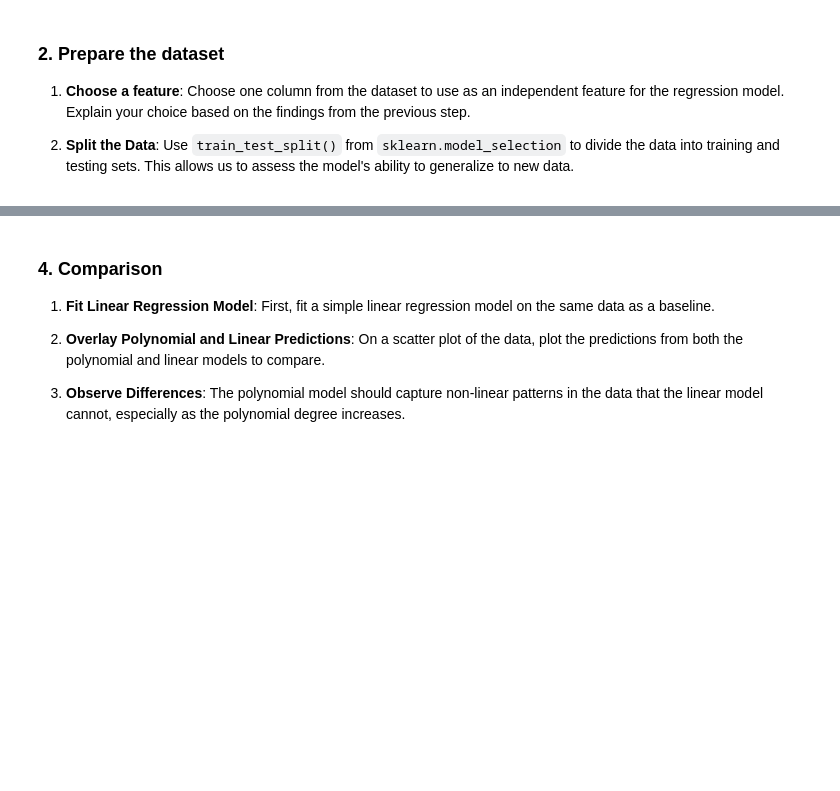
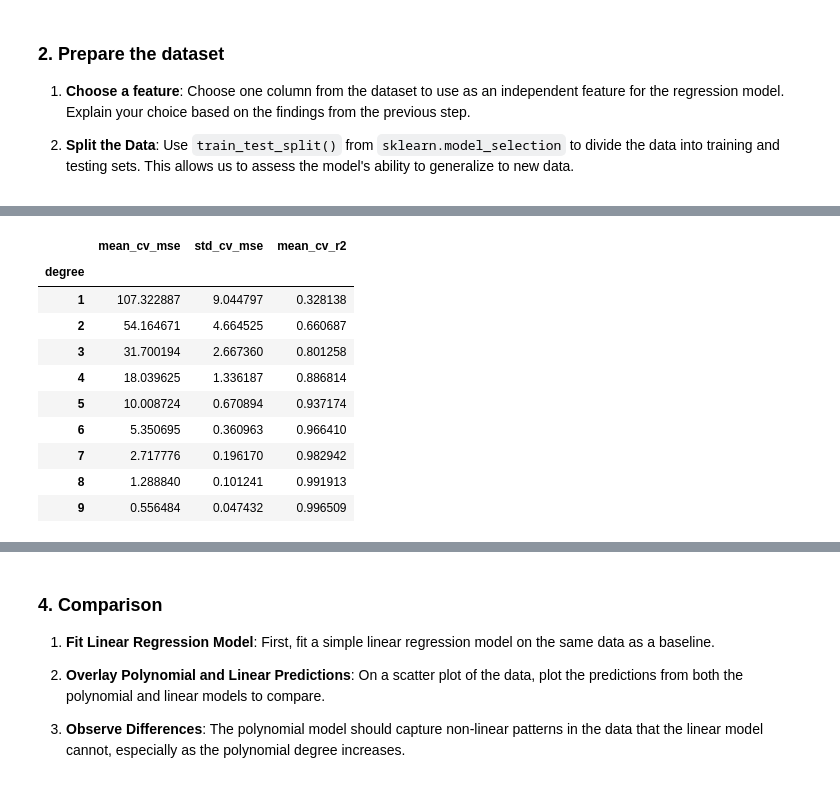
Before and after one commit to longdang193/FAIPL-2025, a Jupyter notebook: FAIPL-assigment2/polynomial_regression_assignment.ipynb, the cells around one changed output, grey strips where cells are left out. Saved outputs shown, nothing was run; the diff lists cells and outputs as text; code cells hidden in the pictures; blank space fills up the shorter version.

```diff
--- a/FAIPL-assigment2/polynomial_regression_assignment.ipynb
+++ b/FAIPL-assigment2/polynomial_regression_assignment.ipynb
@@ -159,0 +198,18 @@ plt.show()
+# %%
+# Build the modeling arrays and create train/test splits.
+
+X = manufacturing_df[[FEATURE_FOR_MODEL]]
+y = manufacturing_df[[TARGET_COLUMN]]
+
+TEST_SET_SIZE = 0.2
+RANDOM_SEED = 42
+
+X_train, X_test, y_train, y_test = train_test_split(
+    X,
+    y,
+    test_size=TEST_SET_SIZE,
+    random_state=RANDOM_SEED,
+)
+
+print("Train shapes:", X_train.shape, y_train.shape)
+print("Test shapes:", X_test.shape, y_test.shape)
@@ -166,0 +226,68 @@ plt.show()
+# %%
+# Evaluate polynomial degrees with K-fold cross-validation and keep the best model.
+
+DEGREES_TO_TEST = range(1, 10)
+KFOLDS = 5
+
+# LinearRegression in sklearn expects 1D target arrays
+y_train_array = y_train.to_numpy().ravel()
+y_test_array = y_test.to_numpy().ravel()
+
+evaluation_rows = []
+best_degree = None
+best_cv_mse = np.inf
+best_polynomial_model = None
+
+for degree in DEGREES_TO_TEST:
+    polynomial_pipeline = Pipeline(
+        [
+            ("poly", PolynomialFeatures(degree=degree, include_bias=False)),
+            ("regressor", LinearRegression()),
+        ]
+    )
+
+    cv_results = cross_validate(
+        polynomial_pipeline,
+        X_train,
+        y_train_array,
+        scoring={"mse": "neg_mean_squared_error", "r2": "r2"},
+        cv=KFOLDS,
+    )
+
+    mean_cv_mse = -cv_results["test_mse"].mean()
+    std_cv_mse = cv_results["test_mse"].std()
+    mean_cv_r2 = cv_results["test_r2"].mean()
+
+    evaluation_rows.append(
+        {
+            "degree": degree,
+            "mean_cv_mse": mean_cv_mse,
+            "std_cv_mse": std_cv_mse,
+            "mean_cv_r2": mean_cv_r2,
+        }
+    )
+
+    if mean_cv_mse < best_cv_mse:
+        best_degree = degree
+        best_cv_mse = mean_cv_mse
+        best_polynomial_model = polynomial_pipeline
+
+best_polynomial_model.fit(X_train, y_train_array)
+best_test_predictions = best_polynomial_model.predict(X_test)
+best_test_mse = mean_squared_error(y_test_array, best_test_predictions)
+best_test_r2 = r2_score(y_test_array, best_test_predictions)
+
+polynomial_eval_df = pd.DataFrame(evaluation_rows).set_index("degree")
+polynomial_eval_df
+# %% [output]
+|  | mean_cv_mse | std_cv_mse | mean_cv_r2 |
+| degree |  |  |  |
+| 1 | 107.322887 | 9.044797 | 0.328138 |
+| 2 | 54.164671 | 4.664525 | 0.660687 |
+| 3 | 31.700194 | 2.667360 | 0.801258 |
+| 4 | 18.039625 | 1.336187 | 0.886814 |
+| 5 | 10.008724 | 0.670894 | 0.937174 |
+| 6 | 5.350695 | 0.360963 | 0.966410 |
+| 7 | 2.717776 | 0.196170 | 0.982942 |
+| 8 | 1.288840 | 0.101241 | 0.991913 |
+| 9 | 0.556484 | 0.047432 | 0.996509 |
```
Also changed, not shown: parts of 19 cells of this notebook.
